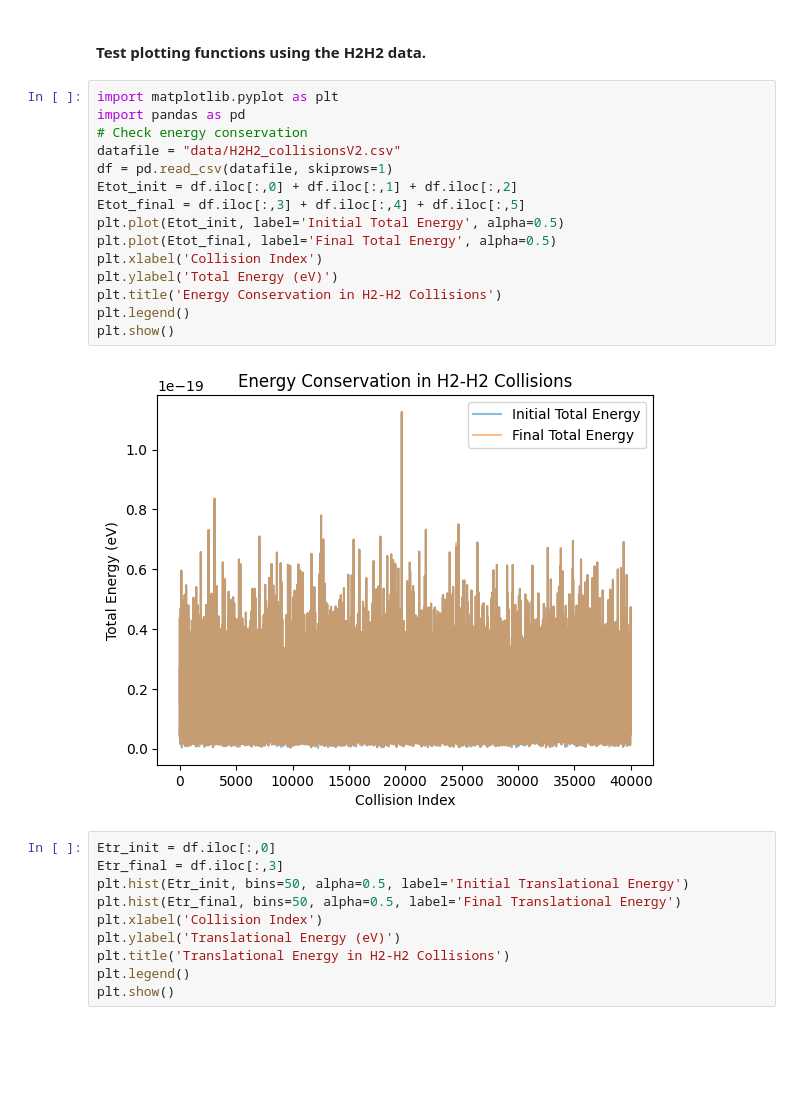
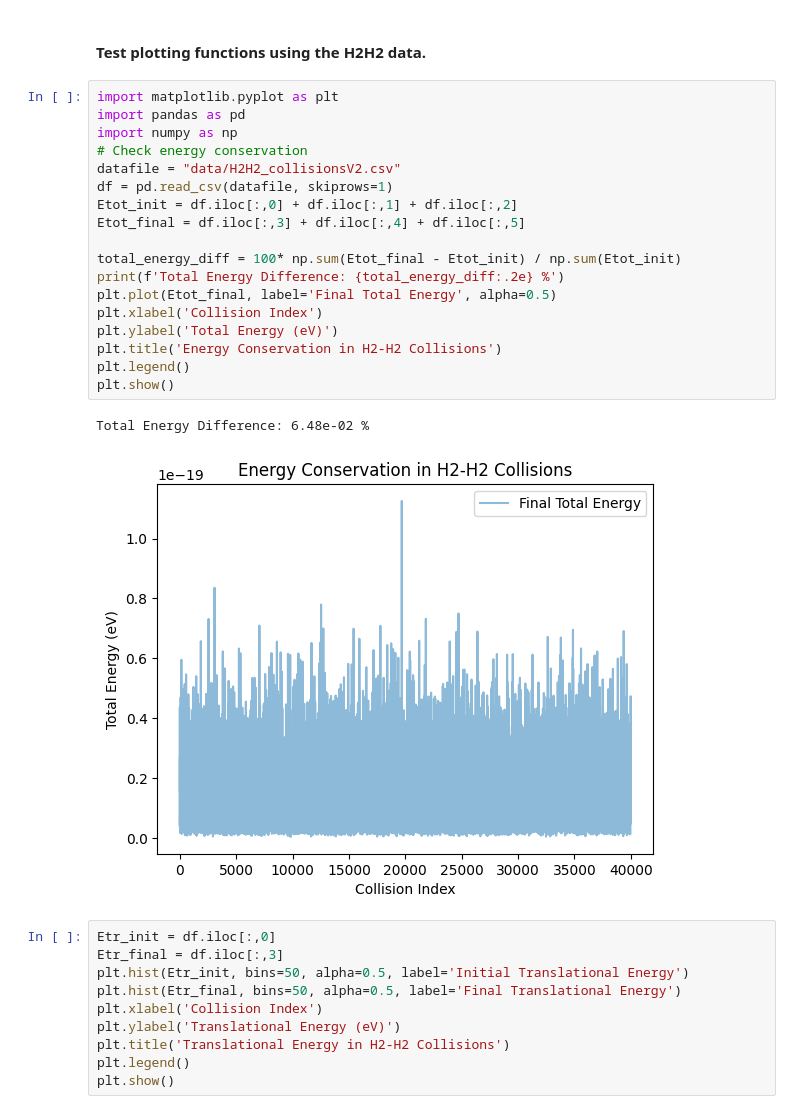
Before and after one commit to TijnZeelenberg/scatteringkernels, a Jupyter notebook: H2H2_analysis.ipynb, the cells around one changed output. Drawn from its saved outputs; the diff is of its cells as text; blank space fills up the shorter version.

```diff
--- a/H2H2_analysis.ipynb
+++ b/H2H2_analysis.ipynb
@@ -3,20 +3,24 @@
 # %%
 import matplotlib.pyplot as plt
 import pandas as pd
+import numpy as np
 # Check energy conservation
 datafile = "data/H2H2_collisionsV2.csv"
 df = pd.read_csv(datafile, skiprows=1)
 Etot_init = df.iloc[:,0] + df.iloc[:,1] + df.iloc[:,2]
 Etot_final = df.iloc[:,3] + df.iloc[:,4] + df.iloc[:,5]
-plt.plot(Etot_init, label='Initial Total Energy', alpha=0.5)
+
+total_energy_diff = 100* np.sum(Etot_final - Etot_init) / np.sum(Etot_init)
+print(f'Total Energy Difference: {total_energy_diff:.2e} %')
 plt.plot(Etot_final, label='Final Total Energy', alpha=0.5)
 plt.xlabel('Collision Index')
 plt.ylabel('Total Energy (eV)')
 plt.title('Energy Conservation in H2-H2 Collisions')
 plt.legend()
 plt.show()
 # %% [output]
+Total Energy Difference: 6.48e-02 %
-[figure, old version]
+[figure, new version]
 # %%
 Etr_init = df.iloc[:,0]
 Etr_final = df.iloc[:,3]
```
Also changed, not shown: 6 other files.
